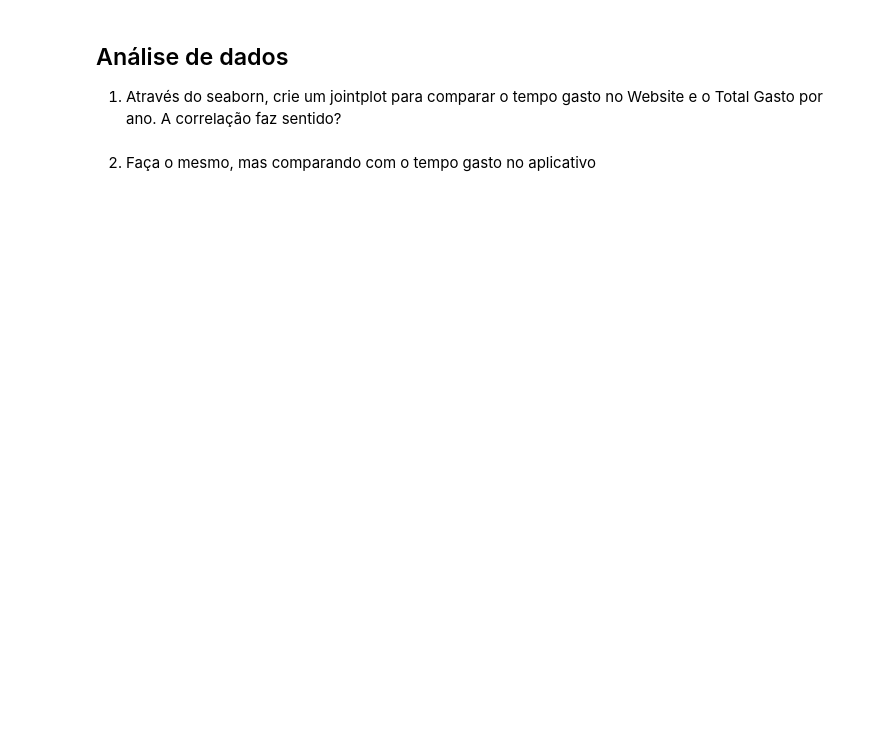
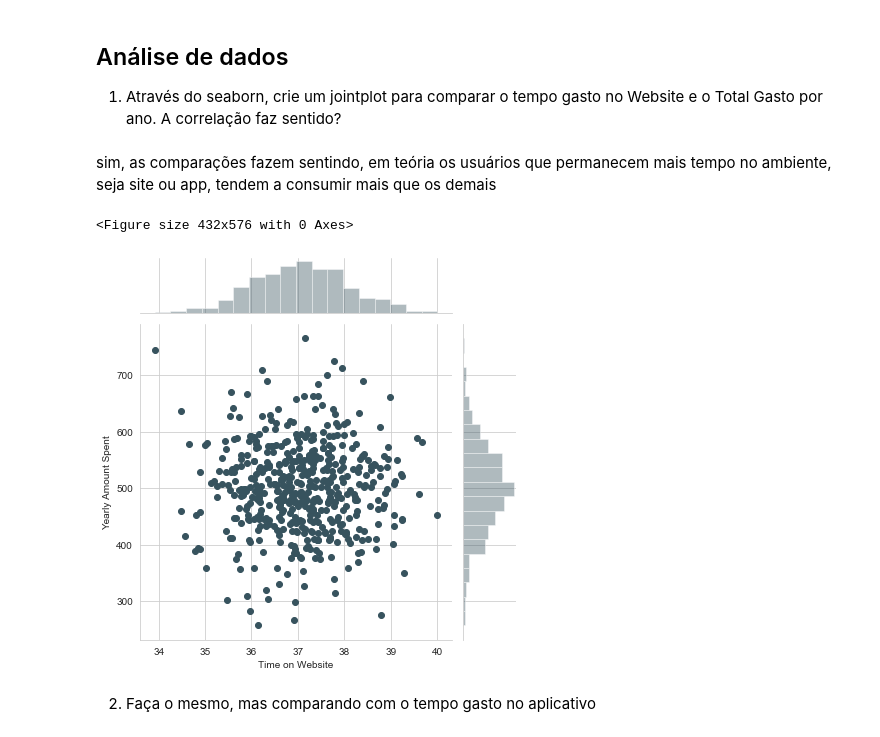
Before and after one commit to mathiasan1/globoAiOps, a Jupyter notebook: TesteAiOps.ipynb, the cells around one changed output. Drawn from its saved outputs; the diff is of its cells as text; code cells hidden in the pictures; blank space fills up the shorter version.

```diff
--- a/TesteAiOps.ipynb
+++ b/TesteAiOps.ipynb
@@ -82,0 +87,2 @@ Trabalharemos com o arquivo csv GloboplayUsers (/GloboplayUsers.csv) que possui
+# %%
+dados = pd.read_csv("GloboplayUsers.csv")
@@ -84,6 +139,8 @@ Trabalharemos com o arquivo csv GloboplayUsers (/GloboplayUsers.csv) que possui
 ## Análise de dados
 
 1) Através do seaborn, crie um jointplot para comparar o tempo gasto no Website e o Total Gasto por ano. A correlação faz sentido?
+# %% [markdown]
+sim, as comparações fazem sentindo, em teória os usuários que permanecem mais tempo no ambiente, seja site ou app, tendem a consumir mais que os demais
 # %%
 sns.set_palette("GnBu_d")
 sns.set_style('whitegrid')
@@ -92,2 +147,8 @@ sns.set_style('whitegrid')
+# %%
+plt.figure(figsize=(6, 8))
+splot = sns.jointplot(x='Time on Website', y='Yearly Amount Spent', data = dados)
+# %% [output]
+<Figure size 432x576 with 0 Axes>
+[figure, added]
 # %% [markdown]
 2) Faça o mesmo, mas comparando com o tempo gasto no aplicativo
```
Also changed, not shown: parts of 27 cells of this notebook.
